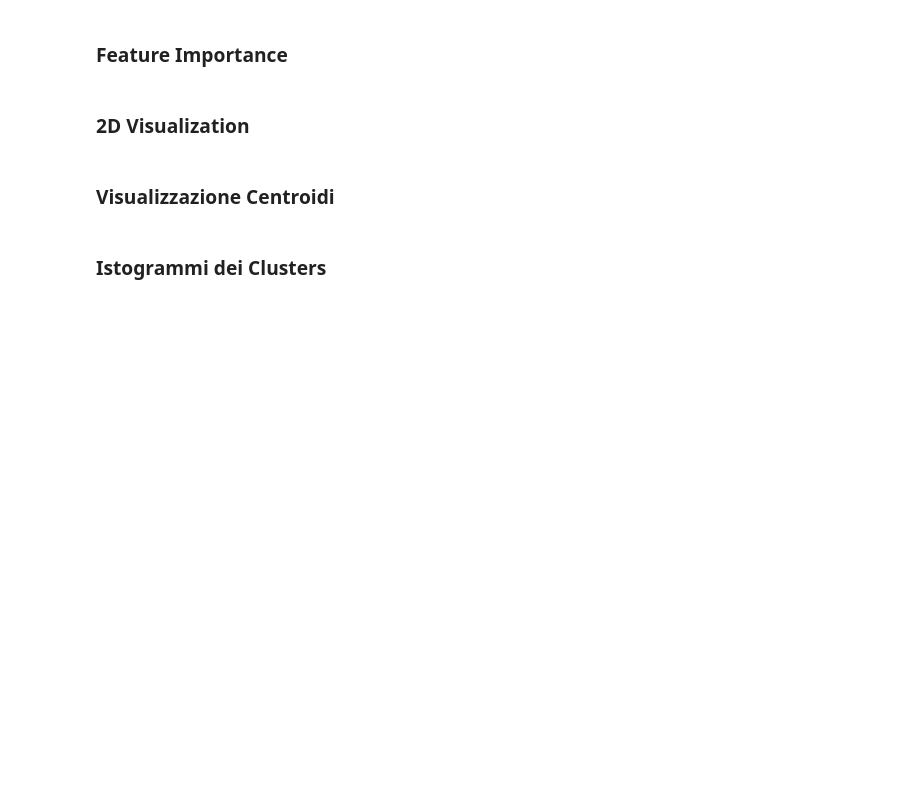
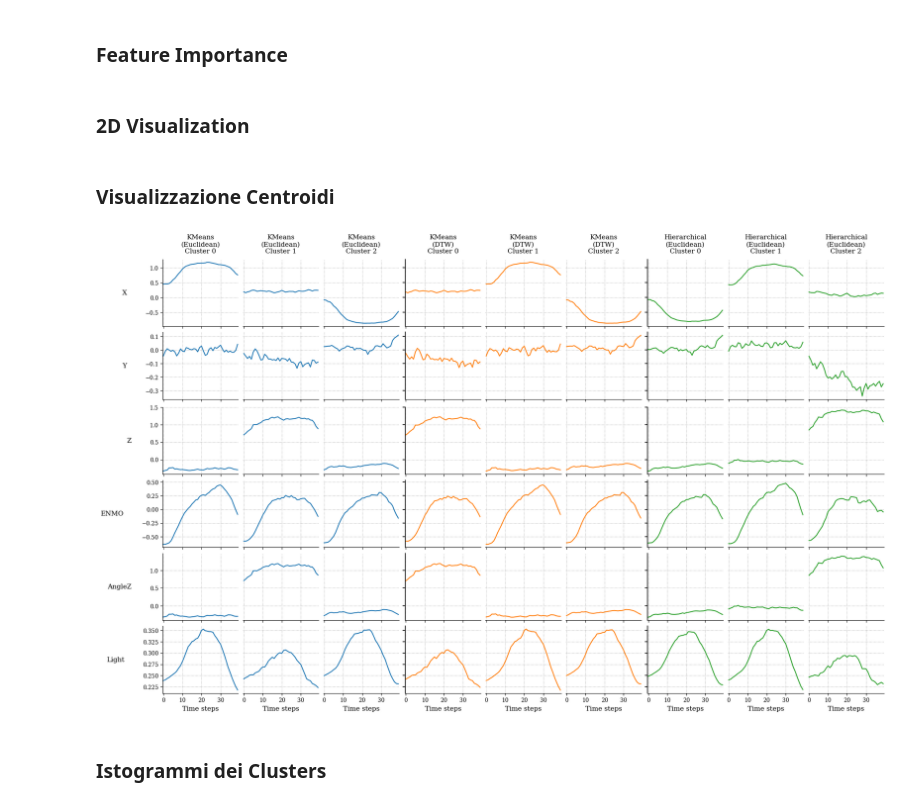
Before and after one commit to alessialaconca/Data_Mining_2_Child_Mind_Institute, a Jupyter notebook: Riccardo/TS_clustering_datasetwise.ipynb, the cells around one changed output. Cells and saved outputs as stored; diff of their text form; code cells hidden in the pictures; blank space fills up the shorter version.

```diff
--- a/Riccardo/TS_clustering_datasetwise.ipynb
+++ b/Riccardo/TS_clustering_datasetwise.ipynb
@@ -391,6 +456,15 @@ for nome_clustering, labels_cluster in dict_labels.items():
 # %% [markdown]
 ### Visualizzazione Centroidi
 # %%
+plt.rcParams.update({
+    'font.family': 'serif',
+    'axes.labelsize': 11,
+    'axes.titlesize': 11,
+    'legend.fontsize': 10,
+    'xtick.labelsize': 9,
+    'ytick.labelsize': 9
+})
+
 centroidi_euclidean = kmeans_euclidean.cluster_centers_
 centroidi_dtw = kmeans_dtw.cluster_centers_
 
@@ -402,32 +476,33 @@ for cluster_id in range(k_ger):
 
 centroidi_ger = np.array(centroidi_ger_list)
 
-# Nomi formattati per maggiore professionalità
+# Nomi formattati senza trattino per coerenza
 dict_centroids = {
-    "K-Means\n(Euclideo)": centroidi_euclidean,
-    "K-Means\n(DTW)": centroidi_dtw,
-    "Gerarchico\n(Euclideo)": centroidi_ger
+    "KMeans\n(Euclidean)": centroidi_euclidean,
+    "KMeans\n(DTW)": centroidi_dtw,
+    "Hierarchical\n(Euclidean)": centroidi_ger
 }
 
 # Definizione dei colori per ciascun algoritmo
 colori_tecniche = {
-    "K-Means\n(Euclideo)": "#1f77b4",  # Blu
-    "K-Means\n(DTW)": "#ff7f0e",       # Arancione
-    "Gerarchico\n(Euclideo)": "#2ca02c"  # Verde
+    "KMeans\n(Euclidean)": "#1f77b4",
+    "KMeans\n(DTW)": "#ff7f0e",
+    "Hierarchical\n(Euclidean)": "#2ca02c"
 }
 
-nomi_colonne = ["x", "Y", "Z", "enmo", "anglez", "light"]
+# Nomi delle variabili capitalizzati correttamente per la visualizzazione
+nomi_colonne = ["X", "Y", "Z", "ENMO", "AngleZ", "Light"]
 
 # ==========================================
 # 2. Visualizzazione Unificata
 # ==========================================
 
 num_algos = len(dict_centroids)
-num_clusters = len(centroidi_euclidean)  # Si assume costante (es. 3) per tutti
+num_clusters = len(centroidi_euclidean)
 num_vars = len(nomi_colonne)
 total_cols = num_algos * num_clusters
 
-# Creazione griglia: 6 righe (variabili) x 9 colonne (algoritmo x cluster)
+# Creazione griglia
 fig, axes = plt.subplots(
     nrows=num_vars,
     ncols=total_cols,
@@ -439,50 +514,53 @@ fig, axes = plt.subplots(
 
 col_idx = 0
 for nome_tecnica, centroidi in dict_centroids.items():
-    # Estrazione del colore specifico per la tecnica corrente
     colore_corrente = colori_tecniche[nome_tecnica]
 
     for c_idx, centroide in enumerate(centroidi):
         centroide_trasposto = centroide.T
 
         for v_idx, col_name in enumerate(nomi_colonne):
             ax = axes[v_idx, col_idx]
 
-            # Tracciamento della linea con il colore differenziato
             ax.plot(centroide_trasposto[:, v_idx],
                     color=colore_corrente, linewidth=1.5)
 
             # Intestazioni delle colonne (solo sulla prima riga)
             if v_idx == 0:
-                ax.set_title(f"{nome_tecnica}\nCluster {c_idx}",
-                             fontsize=11, fontweight='bold', pad=10)
+                ax.set_title(f"{nome_tecnica}\nCluster {c_idx}", pad=10)
 
             # Etichette asse Y (solo sulla prima colonna assoluta)
             if col_idx == 0:
-                ax.set_ylabel(col_name, fontsize=11, fontweight='bold',
-                              rotation=0, labelpad=25, ha='right', va='center')
+                ax.set_ylabel(col_name, rotation=0, labelpad=30,
+                              ha='right', va='center')
 
             # Etichette asse X (solo sull'ultima riga)
             if v_idx == num_vars - 1:
-                ax.set_xlabel("Time steps", fontsize=10)
+                ax.set_xlabel("Time steps")
 
             # Pulizia estetica standard
             ax.spines['top'].set_visible(False)
             ax.spines['right'].set_visible(False)
-            ax.grid(True, linestyle='--', alpha=0.4)
+            ax.grid(True, linestyle=':', alpha=0.7, color='gray')
             ax.margins(x=0.01)
-            ax.tick_params(axis='both', which='major', labelsize=9)
 
-            # Separazione visiva marcata tra i diversi algoritmi
+            # Gestione della separazione visiva tra gli algoritmi e pulizia degli assi interni
             if col_idx > 0 and col_idx % num_clusters == 0:
-                # Inspessisce il bordo sinistro del primo grafico di un nuovo algoritmo
-                ax.spines['left'].set_linewidth(1.5)
+                # Bordo sinistro marcato per il primo grafico di un nuovo algoritmo
+                ax.spines['left'].set_linewidth(1.2)
                 ax.spines['left'].set_color('black')
-                ax.tick_params(axis='y', left=True, length=4, width=1.5)
+                ax.tick_params(axis='y', left=True, length=4, width=1.2)
+            else:
+                # Nasconde asse Y e ticks per i grafici interni allo stesso algoritmo
+                if col_idx % num_clusters != 0:
+                    ax.spines['left'].set_visible(False)
+                    ax.tick_params(axis='y', left=False)
 
         col_idx += 1
 
 plt.show()
+# %% [output]
+[figure, added]
 # %% [markdown]
 ### Istogrammi dei Clusters
 # %%
```
Also changed, not shown: parts of 5 cells of this notebook, 11 other files.
